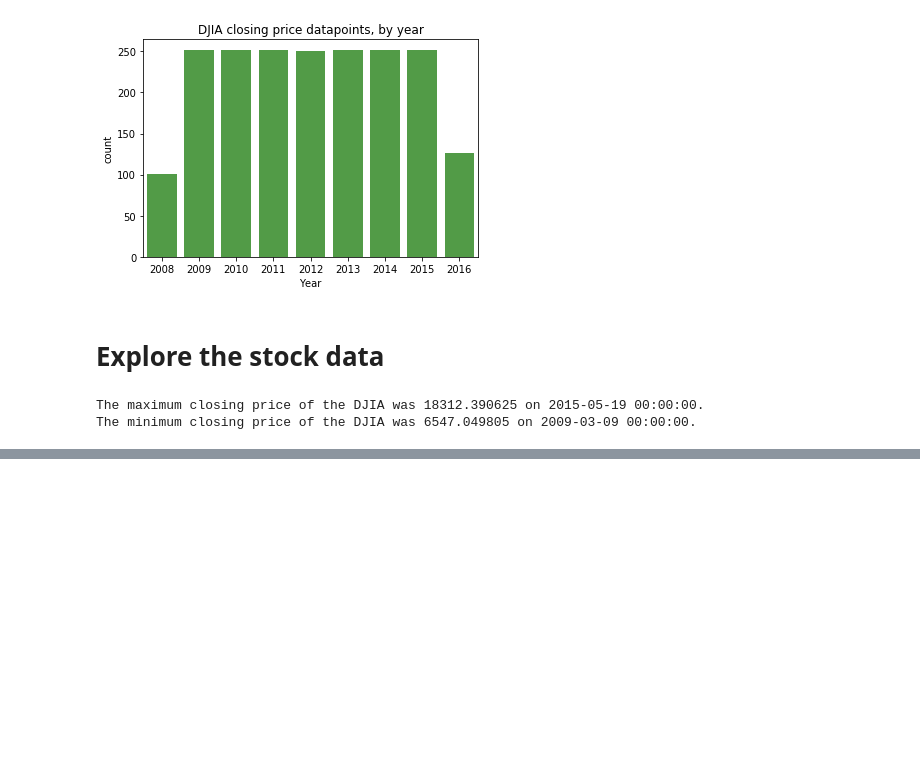
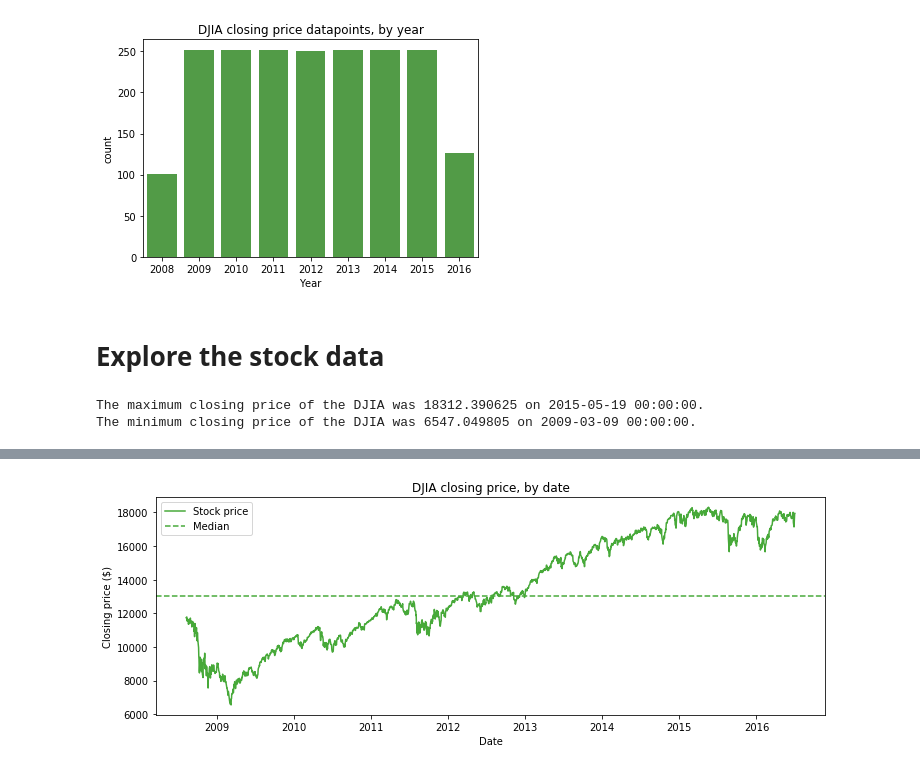
Before and after one commit to micahvandersteen/project-3-team-ifrit, a Jupyter notebook: Notebooks/Stock and news headline descriptive analysis.ipynb, the cells around one changed output, grey strips where cells are left out. Saved outputs shown, nothing was run; the diff lists cells and outputs as text; code cells hidden in the pictures; blank space fills up the shorter version.

```diff
--- a/Notebooks/Stock and news headline descriptive analysis.ipynb
+++ b/Notebooks/Stock and news headline descriptive analysis.ipynb
@@ -121 +115,12 @@ plt.show()
+# %%
+# How has the DJIA changed over time (closing price)?
+fig, ax = plt.subplots(figsize=fig_dims)
+
+ax = sns.lineplot(x='Date', y='Close', ax=ax, data=djia,color='#47a939')
+ax.set(title='DJIA closing price, by date', ylabel='Closing price ($)')
+ax.axhline(djia_median, ls='--', color='#47a939', label='Median')
+plt.legend(labels = ['Stock price', 'Median'])
+plt.show()
+# %% [output]
+[figure, added]
 # %%
```
Also changed, not shown: parts of 4 cells of this notebook.
